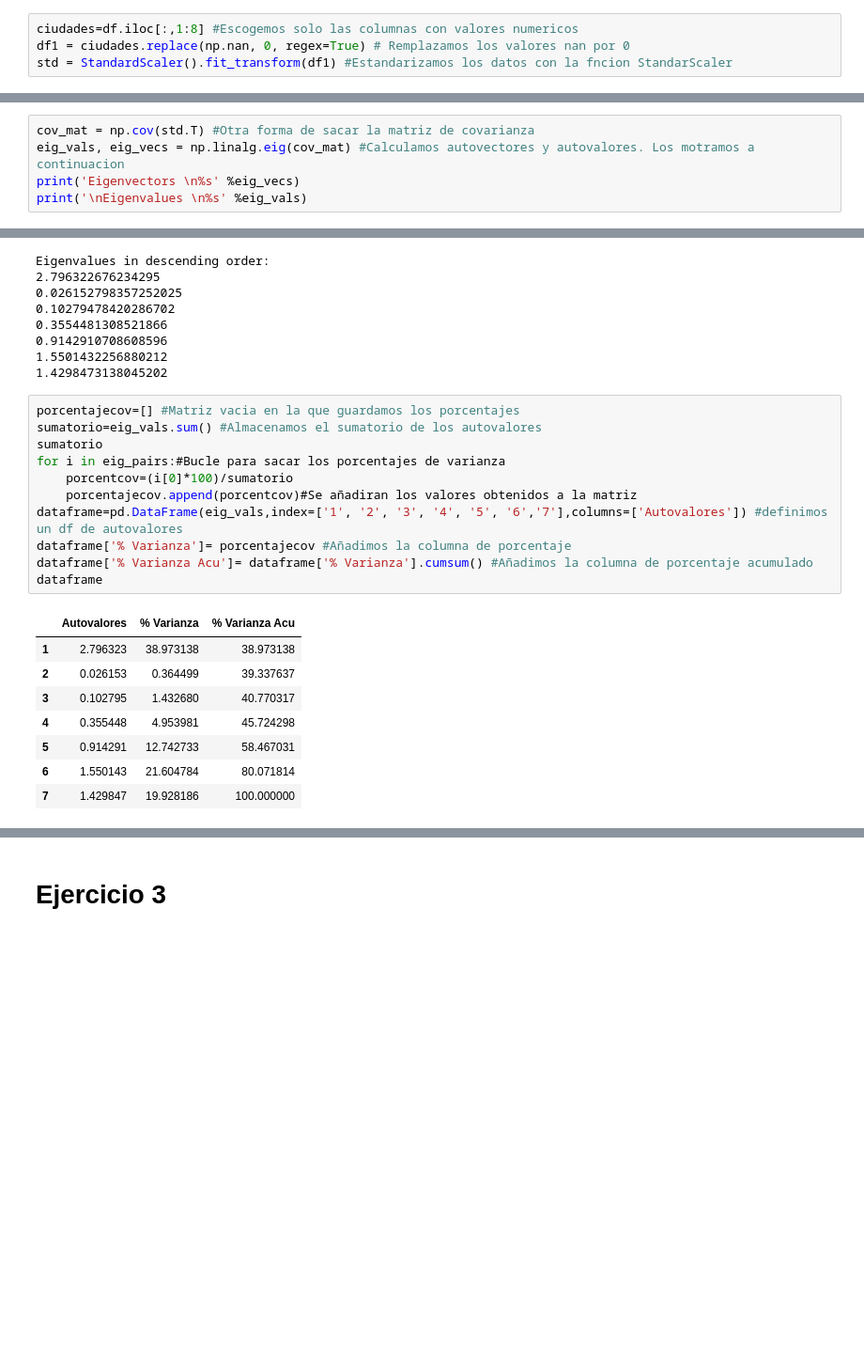
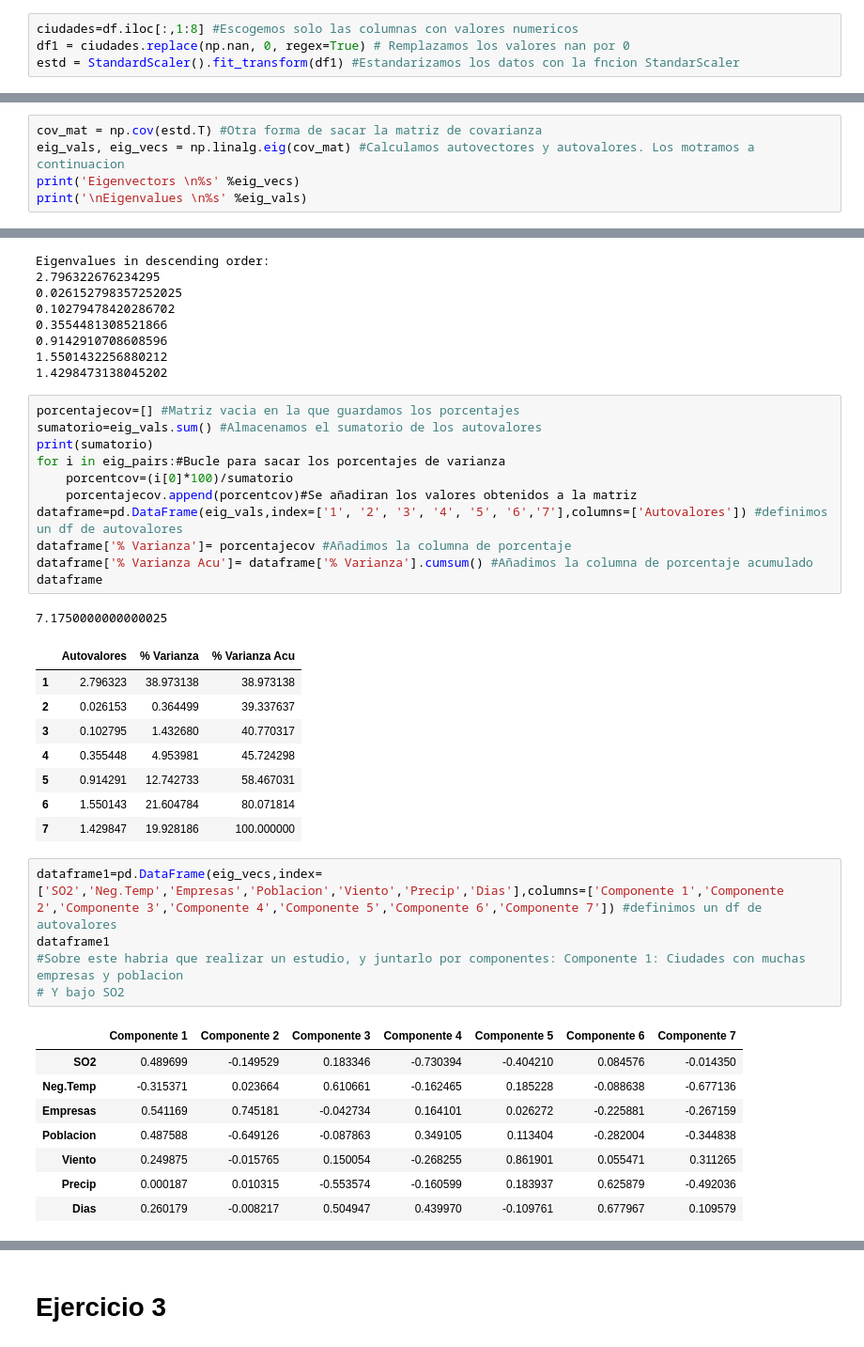
Before and after one commit to roig7/Practicamining1, a Jupyter notebook: LAB01-GRUPORoigChavarri/Practica3PCA.ipynb, the cells around one changed output, grey strips where cells are left out. Shown at 94% size. Saved outputs shown, nothing was run; the diff lists cells and outputs as text; blank space fills up the shorter version.

```diff
--- a/LAB01-GRUPORoigChavarri/Practica3PCA.ipynb
+++ b/LAB01-GRUPORoigChavarri/Practica3PCA.ipynb
@@ -32,7 +33,7 @@ df#Mostramos el fichero del enunciado
 # %%
 ciudades=df.iloc[:,1:8] #Escogemos solo las columnas con valores numericos
 df1 = ciudades.replace(np.nan, 0, regex=True) # Remplazamos los valores nan por 0
-std = StandardScaler().fit_transform(df1) #Estandarizamos los datos con la fncion StandarScaler
+estd = StandardScaler().fit_transform(df1) #Estandarizamos los datos con la fncion StandarScaler
 # %% [markdown]
 # Ejercicio 2
 # %%
@@ -56,7 +57,7 @@ Matriz covarianza
  [ 0.37880272 -0.44099817  0.13512503  0.04313527  0.16820823  0.50849912
    1.025     ]]
 # %%
-cov_mat = np.cov(std.T) #Otra forma de sacar la matriz de covarianza
+cov_mat = np.cov(estd.T) #Otra forma de sacar la matriz de covarianza
 eig_vals, eig_vecs = np.linalg.eig(cov_mat) #Calculamos autovectores y autovalores. Los motramos a continuacion
 print('Eigenvectors \n%s' %eig_vecs)
 print('\nEigenvalues \n%s' %eig_vals)
@@ -99,7 +100,7 @@ Eigenvalues in descending order:
 # %%
 porcentajecov=[] #Matriz vacia en la que guardamos los porcentajes
 sumatorio=eig_vals.sum() #Almacenamos el sumatorio de los autovalores
-sumatorio
+print(sumatorio)
 for i in eig_pairs:#Bucle para sacar los porcentajes de varianza
     porcentcov=(i[0]*100)/sumatorio
     porcentajecov.append(porcentcov)#Se añadiran los valores obtenidos a la matriz
@@ -108,6 +109,7 @@ dataframe['% Varianza']= porcentajecov #Añadimos la columna de porcentaje
 dataframe['% Varianza Acu']= dataframe['% Varianza'].cumsum() #Añadimos la columna de porcentaje acumulado
 dataframe
 # %% [output]
+7.1750000000000025
 |  | Autovalores | % Varianza | % Varianza Acu |
 | 1 | 2.796323 | 38.973138 | 38.973138 |
 | 2 | 0.026153 | 0.364499 | 39.337637 |
@@ -116,5 +118,19 @@ dataframe
 | 5 | 0.914291 | 12.742733 | 58.467031 |
 | 6 | 1.550143 | 21.604784 | 80.071814 |
 | 7 | 1.429847 | 19.928186 | 100.000000 |
+# %%
+dataframe1=pd.DataFrame(eig_vecs,index=['SO2','Neg.Temp','Empresas','Poblacion','Viento','Precip','Dias'],columns=['Componente 1','Componente 2','Componente 3','Componente 4','Componente 5','Componente 6','Componente 7']) #definimos un df de autovalores
+dataframe1
+#Sobre este habria que realizar un estudio, y juntarlo por componentes: Componente 1: Ciudades con muchas empresas y poblacion
+# Y bajo SO2
+# %% [output]
+|  | Componente 1 | Componente 2 | Componente 3 | Componente 4 | Componente 5 | Componente 6 | Componente 7 |
+| SO2 | 0.489699 | -0.149529 | 0.183346 | -0.730394 | -0.404210 | 0.084576 | -0.014350 |
+| Neg.Temp | -0.315371 | 0.023664 | 0.610661 | -0.162465 | 0.185228 | -0.088638 | -0.677136 |
+| Empresas | 0.541169 | 0.745181 | -0.042734 | 0.164101 | 0.026272 | -0.225881 | -0.267159 |
+| Poblacion | 0.487588 | -0.649126 | -0.087863 | 0.349105 | 0.113404 | -0.282004 | -0.344838 |
+| Viento | 0.249875 | -0.015765 | 0.150054 | -0.268255 | 0.861901 | 0.055471 | 0.311265 |
+| Precip | 0.000187 | 0.010315 | -0.553574 | -0.160599 | 0.183937 | 0.625879 | -0.492036 |
+| Dias | 0.260179 | -0.008217 | 0.504947 | 0.439970 | -0.109761 | 0.677967 | 0.109579 |
 # %%
 #Cuanta informacion perdemos con 2 componentes
```
Also changed, not shown: parts of 6 cells of this notebook, 1 other file.
